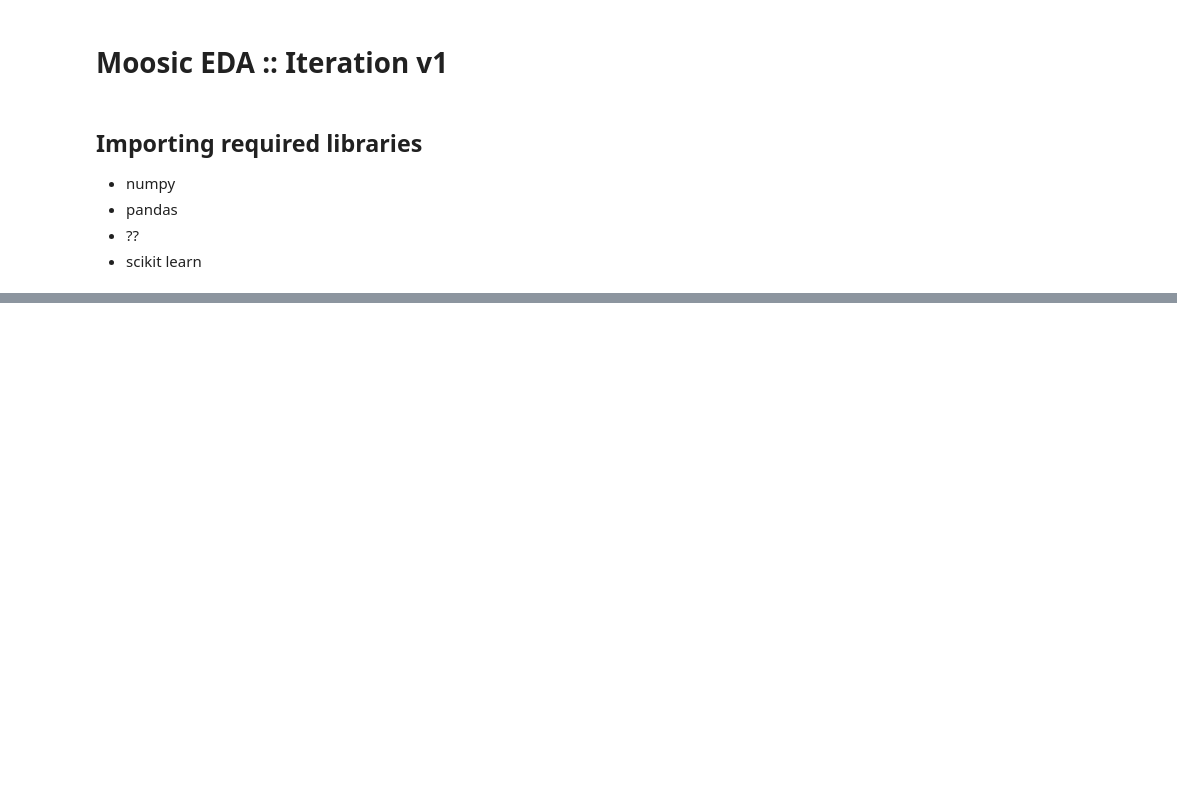
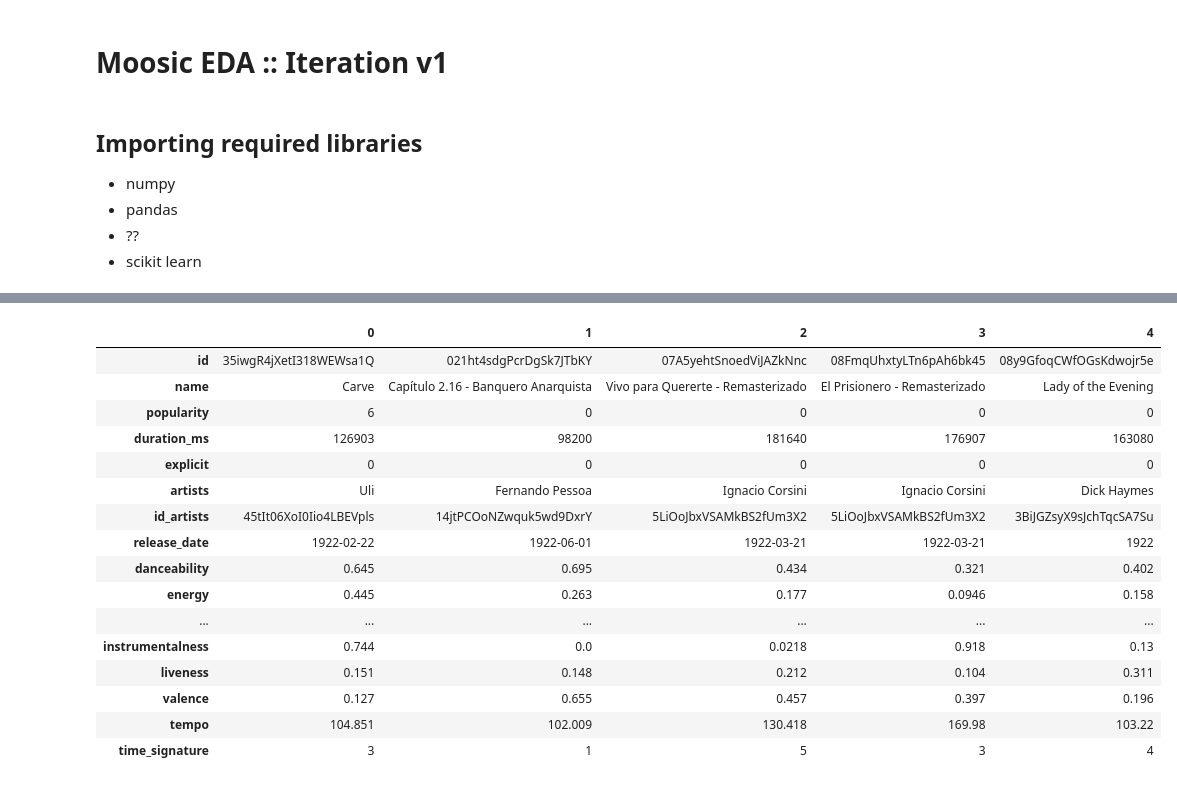
Before and after one commit to ShahiW/moosic, a Jupyter notebook: notebooks/moosic_eda.ipynb, the cells around one changed output, grey strips where cells are left out. Saved outputs shown, nothing was run; the diff lists cells and outputs as text; code cells hidden in the pictures; blank space fills up the shorter version.

Commit message:
data cleaning and merging datasets

```diff
--- a/notebooks/moosic_eda.ipynb
+++ b/notebooks/moosic_eda.ipynb
@@ -36,0 +40,3 @@ except ImportError as error:
+# %%
+df_artists = pd.read_csv('../.data/artists.csv', low_memory=False)
+df_tracks = pd.read_csv('../.data/tracks.csv', low_memory=False)
@@ -36,0 +175,23 @@ except ImportError as error:
+# %%
+# Remove square brackets and quotes from the entire df_tracks
+df_tracks = df_tracks.applymap(lambda x: str(x).replace('[', '').replace(']', '').replace("'", ""))
+# %%
+df_tracks.head().T
+# %% [output]
+|  | 0 | 1 | 2 | 3 | 4 |
+| id | 35iwgR4jXetI318WEWsa1Q | 021ht4sdgPcrDgSk7JTbKY | 07A5yehtSnoedViJAZkNnc | 08FmqUhxtyLTn6pAh6bk45 | 08y9GfoqCWfOGsKdwojr5e |
+| name | Carve | Capítulo 2.16 - Banquero Anarquista | Vivo para Quererte - Remasterizado | El Prisionero - Remasterizado | Lady of the Evening |
+| popularity | 6 | 0 | 0 | 0 | 0 |
+| duration_ms | 126903 | 98200 | 181640 | 176907 | 163080 |
+| explicit | 0 | 0 | 0 | 0 | 0 |
+| artists | Uli | Fernando Pessoa | Ignacio Corsini | Ignacio Corsini | Dick Haymes |
+| id_artists | 45tIt06XoI0Iio4LBEVpls | 14jtPCOoNZwquk5wd9DxrY | 5LiOoJbxVSAMkBS2fUm3X2 | 5LiOoJbxVSAMkBS2fUm3X2 | 3BiJGZsyX9sJchTqcSA7Su |
+| release_date | 1922-02-22 | 1922-06-01 | 1922-03-21 | 1922-03-21 | 1922 |
+| danceability | 0.645 | 0.695 | 0.434 | 0.321 | 0.402 |
+| energy | 0.445 | 0.263 | 0.177 | 0.0946 | 0.158 |
+| ... | ... | ... | ... | ... | ... |
+| instrumentalness | 0.744 | 0.0 | 0.0218 | 0.918 | 0.13 |
+| liveness | 0.151 | 0.148 | 0.212 | 0.104 | 0.311 |
+| valence | 0.127 | 0.655 | 0.457 | 0.397 | 0.196 |
+| tempo | 104.851 | 102.009 | 130.418 | 169.98 | 103.22 |
+| time_signature | 3 | 1 | 5 | 3 | 4 |
```
Also changed, not shown: parts of 33 cells of this notebook.
